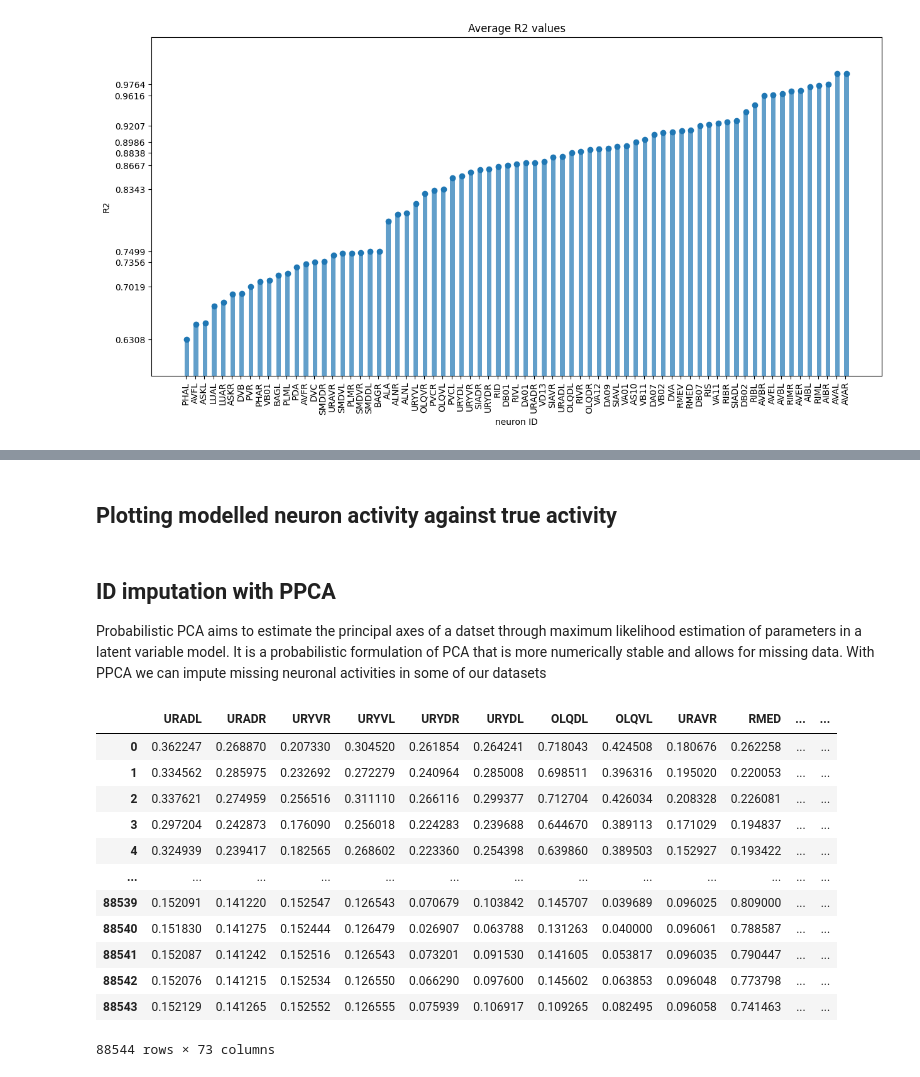
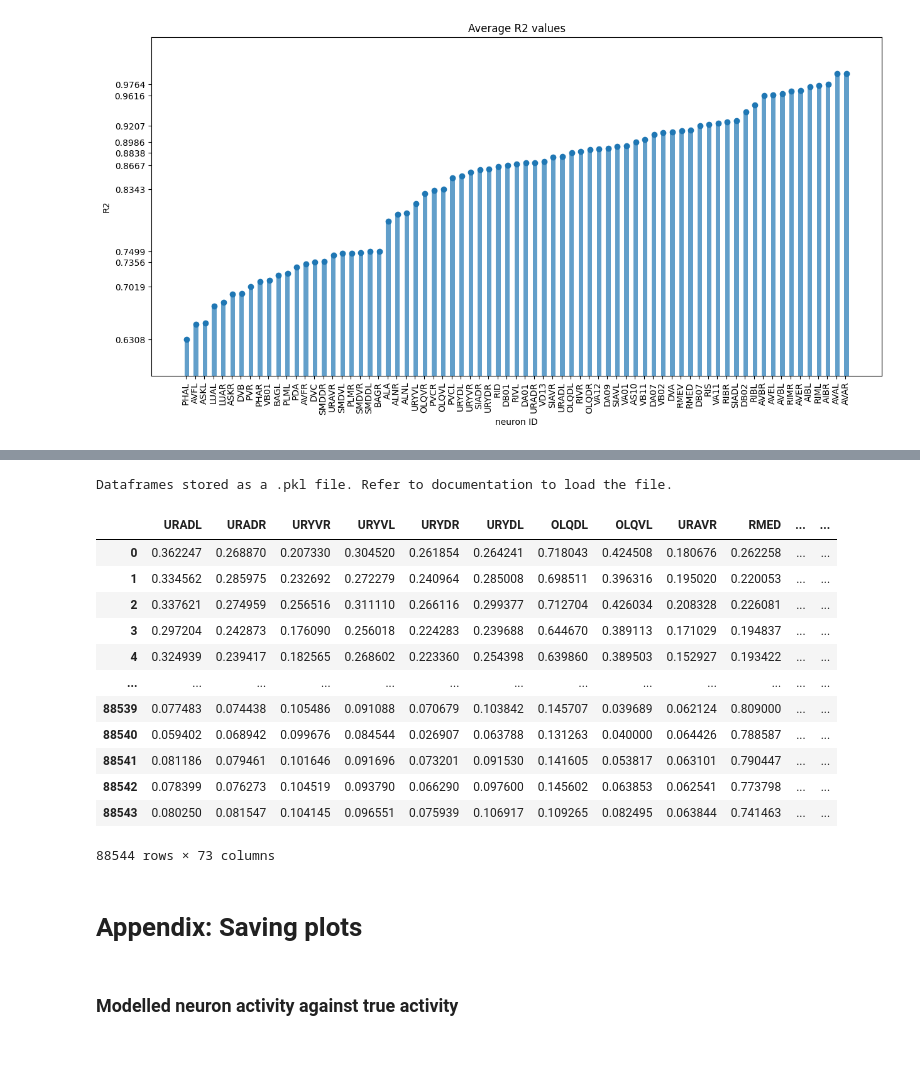
Before and after one commit to Zimmer-lab/neumandy, a Jupyter notebook: data/exploration_wrangling.ipynb, the cells around one changed output, grey strips where cells are left out. Cells and saved outputs as stored; diff of their text form; code cells hidden in the pictures; blank space fills up the shorter version.

```diff
--- a/data/exploration_wrangling.ipynb
+++ b/data/exploration_wrangling.ipynb
@@ -43,17 +21,17 @@ import wbfm.utils.general.utils_behavior_annotation as behavior_annotation
 We will first look at the number of IDs per neuron in all datasets and the number of IDs per dataset.
 # %%
 # load dataframe dictionaries
-dataframes=wbstruct_dataframes.loading_pkl('dataframes_rebecca.pkl')
-dataframes_kerem=wbstruct_dataframes.loading_pkl('dataframes_kerem.pkl')
+dataframes=hf.wbstruct_dataframes.loading_pkl('dataframes_rebecca.pkl')
+dataframes_kerem=hf.wbstruct_dataframes.loading_pkl('dataframes_kerem.pkl')
 
 # merging rebecas and kerems dataframe dictionaries
 dataframes.update(dataframes_kerem)
 
 # save as pkl
 with open('dataframes.pkl', 'wb') as f:
-    dill.dump(dataframes, f)
+    hf.dill.dump(dataframes, f)
 
-all_IDed_neurons, IDs_per_set = helper_functions.count_IDs(dataframes)
+all_IDed_neurons, IDs_per_set = hf.count_IDs(dataframes)
 
 print("Count of IDed neurons per set: ",IDs_per_set,"\n")
 print("Count of IDed neurons per set: ",all_IDed_neurons,"\n")
@@ -92,2 +84,30 @@ helper_functions.visualize_IDs(avg_r2, title="Average R2 values", xlabel="neuron
+# %%
+stacked_dataframe = hf.pd.concat([df for df in dataframes.values()], ignore_index=True)
+threshold = 10
+
+# we stack all neurons that have less than 10 IDs
+stacked_dataframe = stacked_dataframe.drop(columns=[neuron for neuron in stacked_dataframe.columns if all_IDed_neurons[neuron] < threshold])
+
+# the data is imputed with PPCA
+imputed_dataframe = hf.utils_imputation.impute_missing_values_in_dataframe(stacked_dataframe)
+hf.wbstruct_dataframes.saving_as_pkl(imputed_dataframe)
+imputed_dataframe
+# %% [output]
+Dataframes stored as a .pkl file. Refer to documentation to load the file.
+|  | URADL | URADR | URYVR | URYVL | URYDR | URYDL | OLQDL | OLQVL | URAVR | RMED | ... | ... |
+| 0 | 0.362247 | 0.268870 | 0.207330 | 0.304520 | 0.261854 | 0.264241 | 0.718043 | 0.424508 | 0.180676 | 0.262258 | ... | ... |
+| 1 | 0.334562 | 0.285975 | 0.232692 | 0.272279 | 0.240964 | 0.285008 | 0.698511 | 0.396316 | 0.195020 | 0.220053 | ... | ... |
+| 2 | 0.337621 | 0.274959 | 0.256516 | 0.311110 | 0.266116 | 0.299377 | 0.712704 | 0.426034 | 0.208328 | 0.226081 | ... | ... |
+| 3 | 0.297204 | 0.242873 | 0.176090 | 0.256018 | 0.224283 | 0.239688 | 0.644670 | 0.389113 | 0.171029 | 0.194837 | ... | ... |
+| 4 | 0.324939 | 0.239417 | 0.182565 | 0.268602 | 0.223360 | 0.254398 | 0.639860 | 0.389503 | 0.152927 | 0.193422 | ... | ... |
+| ... | ... | ... | ... | ... | ... | ... | ... | ... | ... | ... | ... | ... |
+| 88539 | 0.077483 | 0.074438 | 0.105486 | 0.091088 | 0.070679 | 0.103842 | 0.145707 | 0.039689 | 0.062124 | 0.809000 | ... | ... |
+| 88540 | 0.059402 | 0.068942 | 0.099676 | 0.084544 | 0.026907 | 0.063788 | 0.131263 | 0.040000 | 0.064426 | 0.788587 | ... | ... |
+| 88541 | 0.081186 | 0.079461 | 0.101646 | 0.091696 | 0.073201 | 0.091530 | 0.141605 | 0.053817 | 0.063101 | 0.790447 | ... | ... |
+| 88542 | 0.078399 | 0.076273 | 0.104519 | 0.093790 | 0.066290 | 0.097600 | 0.145602 | 0.063853 | 0.062541 | 0.773798 | ... | ... |
+| 88543 | 0.080250 | 0.081547 | 0.104145 | 0.096551 | 0.075939 | 0.106917 | 0.109265 | 0.082495 | 0.063844 | 0.741463 | ... | ... |
+88544 rows × 73 columns
+# %% [markdown]
+# Appendix: Saving plots
 # %% [markdown]
-## Plotting modelled neuron activity against true activity
+### Modelled neuron activity against true activity
@@ -134,28 +113,0 @@ for neuron, df in predictions.items():
-# %% [markdown]
-## ID imputation with PPCA
-
-Probabilistic PCA aims to estimate the principal axes of a datset through maximum likelihood estimation of parameters in a latent variable model. It is a probabilistic formulation of PCA that is more numerically stable and allows for missing data. With PPCA we can impute missing neuronal activities in some of our datasets
-# %%
-stacked_dataframe = pd.concat([df for df in dataframes.values()], ignore_index=True)
-threshold = 10
-
-# we stack all neurons that have less than 10 IDs
-stacked_dataframe = stacked_dataframe.drop(columns=[neuron for neuron in stacked_dataframe.columns if all_IDed_neurons[neuron] < threshold])
-
-# the data is imputed with PPCA
-imputed_dataframe = utils_imputation.impute_missing_values_in_dataframe(stacked_dataframe)
-imputed_dataframe
-# %% [output]
-|  | URADL | URADR | URYVR | URYVL | URYDR | URYDL | OLQDL | OLQVL | URAVR | RMED | ... | ... |
-| 0 | 0.362247 | 0.268870 | 0.207330 | 0.304520 | 0.261854 | 0.264241 | 0.718043 | 0.424508 | 0.180676 | 0.262258 | ... | ... |
-| 1 | 0.334562 | 0.285975 | 0.232692 | 0.272279 | 0.240964 | 0.285008 | 0.698511 | 0.396316 | 0.195020 | 0.220053 | ... | ... |
-| 2 | 0.337621 | 0.274959 | 0.256516 | 0.311110 | 0.266116 | 0.299377 | 0.712704 | 0.426034 | 0.208328 | 0.226081 | ... | ... |
-| 3 | 0.297204 | 0.242873 | 0.176090 | 0.256018 | 0.224283 | 0.239688 | 0.644670 | 0.389113 | 0.171029 | 0.194837 | ... | ... |
-| 4 | 0.324939 | 0.239417 | 0.182565 | 0.268602 | 0.223360 | 0.254398 | 0.639860 | 0.389503 | 0.152927 | 0.193422 | ... | ... |
-| ... | ... | ... | ... | ... | ... | ... | ... | ... | ... | ... | ... | ... |
-| 88539 | 0.152091 | 0.141220 | 0.152547 | 0.126543 | 0.070679 | 0.103842 | 0.145707 | 0.039689 | 0.096025 | 0.809000 | ... | ... |
-| 88540 | 0.151830 | 0.141275 | 0.152444 | 0.126479 | 0.026907 | 0.063788 | 0.131263 | 0.040000 | 0.096061 | 0.788587 | ... | ... |
-| 88541 | 0.152087 | 0.141242 | 0.152516 | 0.126543 | 0.073201 | 0.091530 | 0.141605 | 0.053817 | 0.096035 | 0.790447 | ... | ... |
-| 88542 | 0.152076 | 0.141215 | 0.152534 | 0.126550 | 0.066290 | 0.097600 | 0.145602 | 0.063853 | 0.096048 | 0.773798 | ... | ... |
-| 88543 | 0.152129 | 0.141265 | 0.152552 | 0.126555 | 0.075939 | 0.106917 | 0.109265 | 0.082495 | 0.096058 | 0.741463 | ... | ... |
-88544 rows × 73 columns
```
Also changed, not shown: parts of 19 cells of this notebook, 1 other file.
